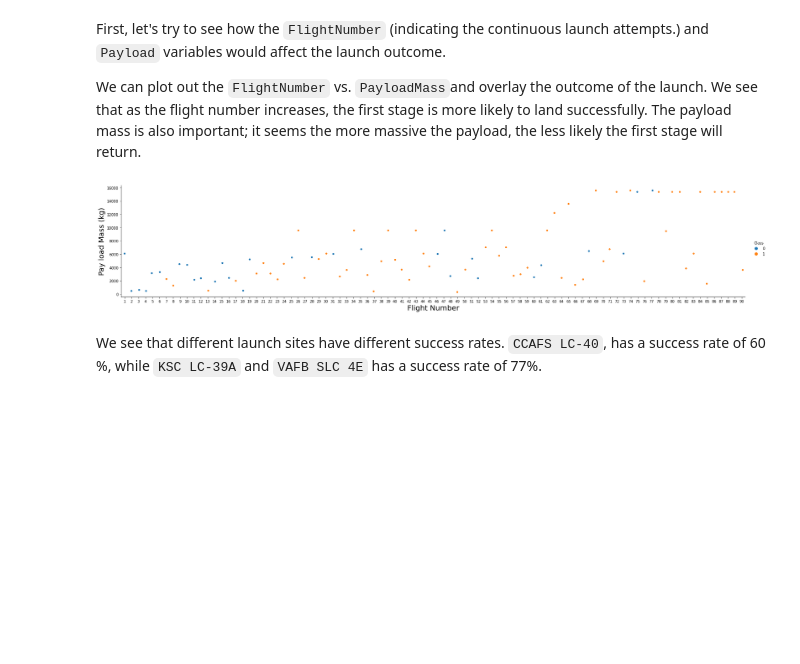
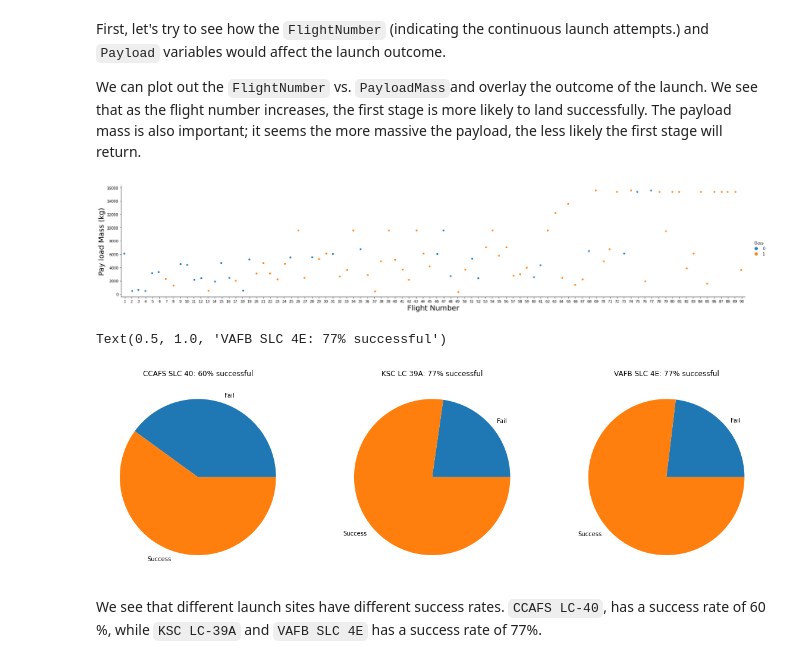
Before and after one commit to cogphn/ds-repo1, a Jupyter notebook: jupyter-labs-eda-dataviz.ipynb, the cells around one changed output. Drawn from its saved outputs; the diff is of its cells as text; code cells hidden in the pictures; blank space fills up the shorter version.

```diff
--- a/jupyter-labs-eda-dataviz.ipynb
+++ b/jupyter-labs-eda-dataviz.ipynb
@@ -74,6 +74,37 @@ plt.ylabel("Pay load Mass (kg)",fontsize=20)
 plt.show()
 # %% [output]
 [figure]
+# %%
+# showing the success % for the 3 launch sites
+df1 = df.copy(deep=True)
+df1.loc[df1['Class']==1,'Outcome'] = 'Success'
+df1.loc[df1['Class']==0,'Outcome'] = 'Fail'
+
+launch_outcome_grp = df1.groupby(['LaunchSite','Outcome']).Class.count().reset_index()
+
+fig, axs = plt.subplots(1, 3, figsize=(20,10))
+
+
+axs[0].pie(data=launch_outcome_grp[launch_outcome_grp['LaunchSite']=='CCAFS SLC 40'], x='Class',labels='Outcome')
+site_success_percentage = (float (launch_outcome_grp[(launch_outcome_grp['LaunchSite']=='CCAFS SLC 40') & (launch_outcome_grp['Outcome']=='Success')].Class) / \
+    float(launch_outcome_grp[(launch_outcome_grp['LaunchSite']=='CCAFS SLC 40')].Class.sum()  ))* 100
+site_success_percentage = round(site_success_percentage)
+axs[0].set_title(f'CCAFS SLC 40: {site_success_percentage}% successful')
+
+axs[1].pie(data=launch_outcome_grp[launch_outcome_grp['LaunchSite']=='KSC LC 39A'], x='Class',labels='Outcome')
+site_success_percentage = (float (launch_outcome_grp[(launch_outcome_grp['LaunchSite']=='KSC LC 39A') & (launch_outcome_grp['Outcome']=='Success')].Class) / \
+    float(launch_outcome_grp[(launch_outcome_grp['LaunchSite']=='KSC LC 39A')].Class.sum()  ))* 100
+site_success_percentage = round(site_success_percentage)
+axs[1].set_title(f'KSC LC 39A: {site_success_percentage}% successful')
+
+axs[2].pie(data=launch_outcome_grp[launch_outcome_grp['LaunchSite']=='VAFB SLC 4E'], x='Class',labels='Outcome')
+site_success_percentage = (float (launch_outcome_grp[(launch_outcome_grp['LaunchSite']=='VAFB SLC 4E') & (launch_outcome_grp['Outcome']=='Success')].Class) / \
+    float(launch_outcome_grp[(launch_outcome_grp['LaunchSite']=='VAFB SLC 4E')].Class.sum()  ))* 100
+site_success_percentage = round(site_success_percentage)
+axs[2].set_title(f'VAFB SLC 4E: {site_success_percentage}% successful')
+# %% [output]
+Text(0.5, 1.0, 'VAFB SLC 4E: 77% successful')
+[figure, added]
 # %% [markdown]
 We see that different launch sites have different success rates.  <code>CCAFS LC-40</code>, has a success rate of 60 %, while  <code>KSC LC-39A</code> and <code>VAFB SLC 4E</code> has a success rate of 77%.
 # %% [markdown]
```
Also changed, not shown: parts of 3 cells of this notebook.
